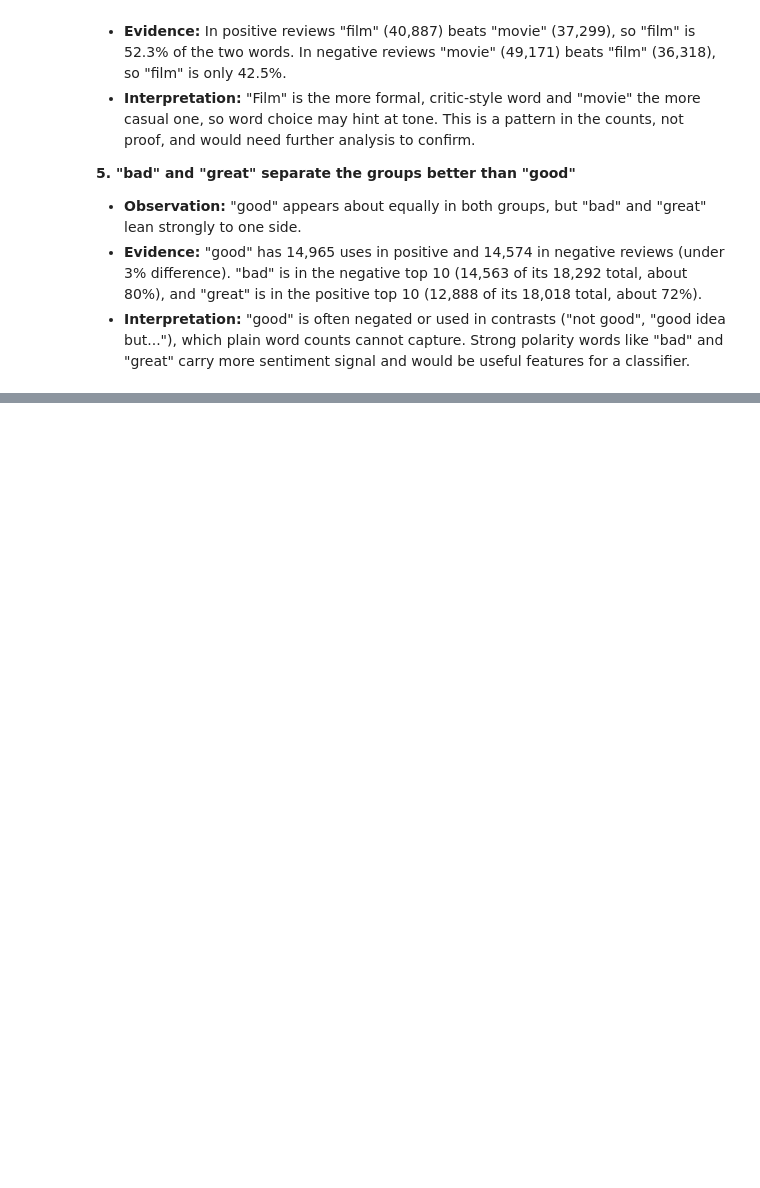
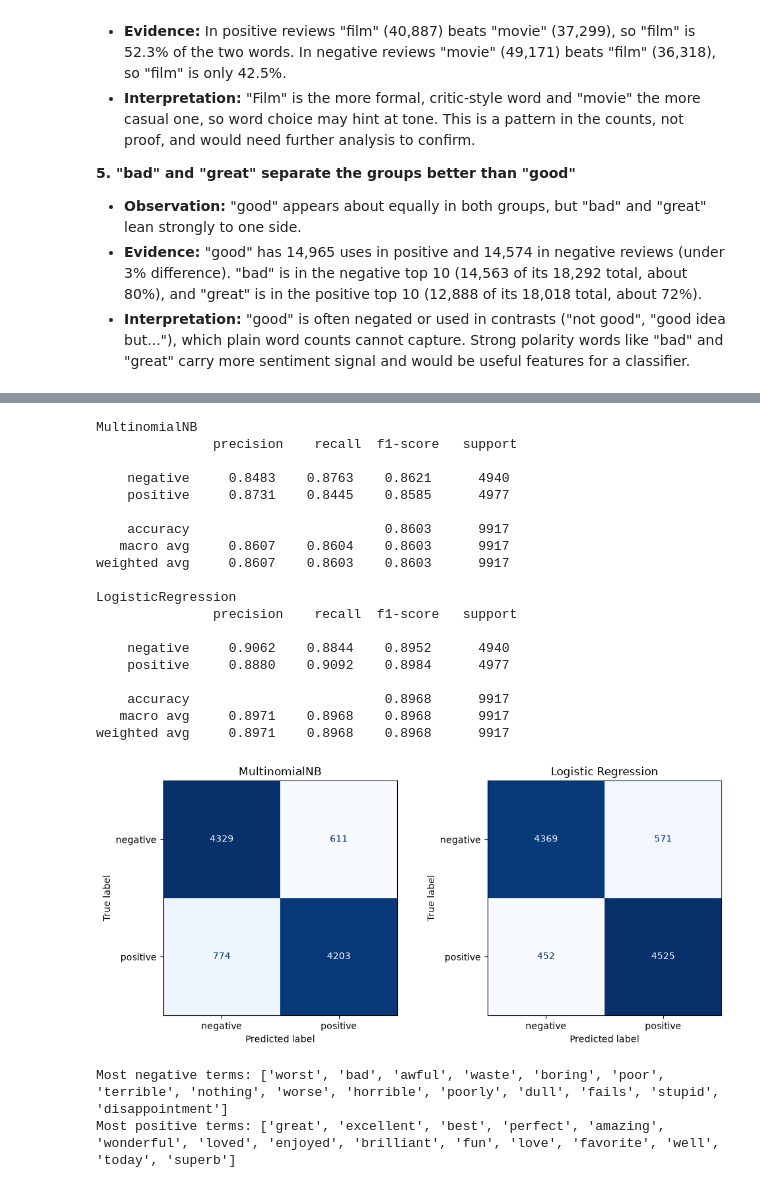
Before and after one commit to omarisleem/bd-a1, a Jupyter notebook: notebook/analysis.ipynb, the cells around one changed output, grey strips where cells are left out. Cells and saved outputs as stored; diff of their text form; code cells hidden in the pictures; blank space fills up the shorter version.

```diff
--- a/notebook/analysis.ipynb
+++ b/notebook/analysis.ipynb
@@ -456,0 +537,18 @@ display(top_neg)
+# %%
+# Model 1: Multinomial Naive Bayes
+nb = MultinomialNB()
+nb.fit(X_train_tfidf, y_train)
+nb_pred = nb.predict(X_test_tfidf)
+
+# Model 2: Logistic Regression
+lr = LogisticRegression(max_iter=1000, random_state=RANDOM_STATE)
+lr.fit(X_train_tfidf, y_train)
+lr_pred = lr.predict(X_test_tfidf)
+
+results_df = pd.DataFrame({
+    "MultinomialNB":      [accuracy_score(y_test, nb_pred), precision_score(y_test, nb_pred),
+                           recall_score(y_test, nb_pred), f1_score(y_test, nb_pred)],
+    "LogisticRegression": [accuracy_score(y_test, lr_pred), precision_score(y_test, lr_pred),
+                           recall_score(y_test, lr_pred), f1_score(y_test, lr_pred)],
+}, index=["accuracy", "precision", "recall", "f1"]).round(4)
+display(results_df)
@@ -456,0 +561,47 @@ display(top_neg)
+# %%
+nb_report = classification_report(y_test, nb_pred, target_names=["negative", "positive"], digits=4)
+lr_report = classification_report(y_test, lr_pred, target_names=["negative", "positive"], digits=4)
+print("MultinomialNB\n", nb_report)
+print("LogisticRegression\n", lr_report)
+
+fig, axes = plt.subplots(1, 2, figsize=(10, 4.5))
+ConfusionMatrixDisplay.from_predictions(y_test, nb_pred, display_labels=["negative", "positive"],
+                                        cmap="Blues", ax=axes[0], colorbar=False)
+axes[0].set_title("MultinomialNB")
+ConfusionMatrixDisplay.from_predictions(y_test, lr_pred, display_labels=["negative", "positive"],
+                                        cmap="Blues", ax=axes[1], colorbar=False)
+axes[1].set_title("Logistic Regression")
+plt.tight_layout()
+plt.savefig(f"{OUTPUT_DIR}/figures/confusion_matrix.png", dpi=150)
+plt.show()
+# %% [output]
+MultinomialNB
+               precision    recall  f1-score   support
+
+    negative     0.8483    0.8763    0.8621      4940
+    positive     0.8731    0.8445    0.8585      4977
+
+    accuracy                         0.8603      9917
+   macro avg     0.8607    0.8604    0.8603      9917
+weighted avg     0.8607    0.8603    0.8603      9917
+
+LogisticRegression
+               precision    recall  f1-score   support
+
+    negative     0.9062    0.8844    0.8952      4940
+    positive     0.8880    0.9092    0.8984      4977
+
+    accuracy                         0.8968      9917
+   macro avg     0.8971    0.8968    0.8968      9917
+weighted avg     0.8971    0.8968    0.8968      9917
+[figure, added]
+# %%
+terms = np.array(tfidf.get_feature_names_out())
+order = np.argsort(lr.coef_[0])
+top_negative_terms = list(terms[order[:15]])
+top_positive_terms = list(terms[order[-15:][::-1]])
+print("Most negative terms:", top_negative_terms)
+print("Most positive terms:", top_positive_terms)
+# %% [output]
+Most negative terms: ['worst', 'bad', 'awful', 'waste', 'boring', 'poor', 'terrible', 'nothing', 'worse', 'horrible', 'poorly', 'dull', 'fails', 'stupid', 'disappointment']
+Most positive terms: ['great', 'excellent', 'best', 'perfect', 'amazing', 'wonderful', 'loved', 'enjoyed', 'brilliant', 'fun', 'love', 'favorite', 'well', 'today', 'superb']
```
Also changed, not shown: parts of 27 cells of this notebook, 6 other files.
